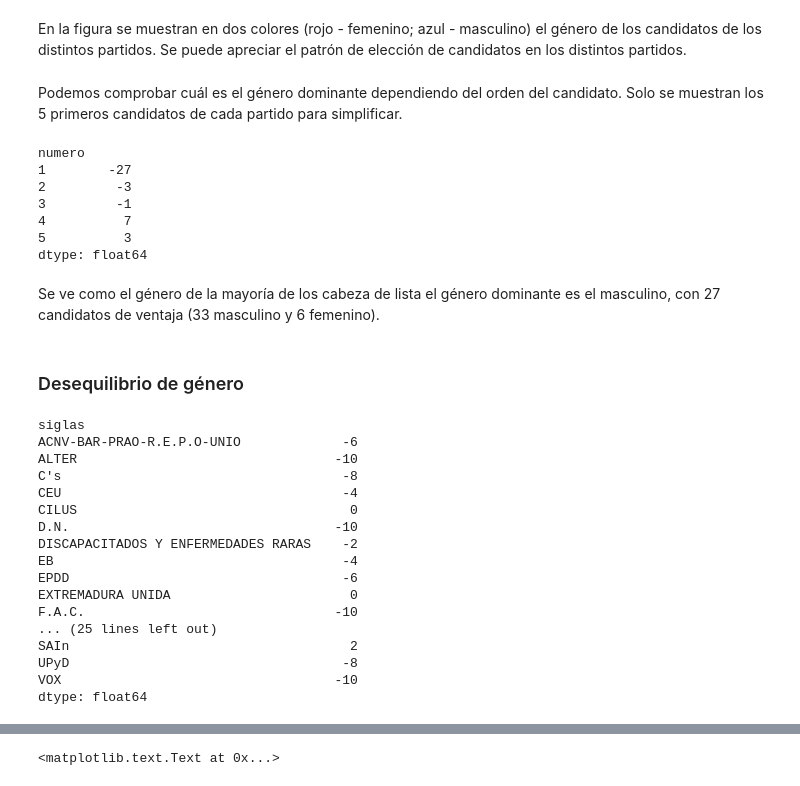
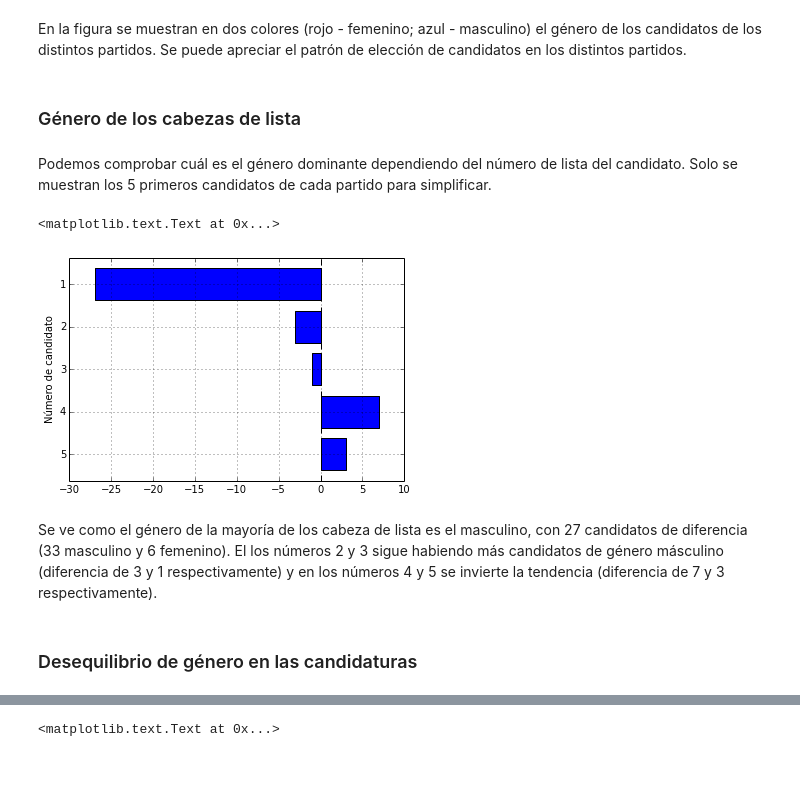
Before and after one commit to nudomarinero/EU2014_ES_gender, a Jupyter notebook: genero_diputados.ipynb, the cells around one changed output, grey strips where cells are left out. Drawn from its saved outputs; the diff is of its cells as text; code cells hidden in the pictures.

```diff
--- a/genero_diputados.ipynb
+++ b/genero_diputados.ipynb
@@ -83,38 +61,17 @@ colorbar(ticks=[-1,1], label=u"Género")
 # %% [markdown]
 En la figura se muestran en dos colores (rojo - femenino; azul - masculino) el género de los candidatos de los distintos partidos. Se puede apreciar el patrón de elección de candidatos en los distintos partidos.
+# %% [markdown]
+### Género de los cabezas de lista
 # %% [markdown]
-Podemos comprobar cuál es el género dominante dependiendo del orden del candidato. Solo se muestran los 5 primeros candidatos de cada partido para simplificar.
+Podemos comprobar cuál es el género dominante dependiendo del número de lista del candidato. Solo se muestran los 5 primeros candidatos de cada partido para simplificar.
-# %%
-genero.sum(axis=0)[0:5]
-# %% [output]
-numero
-1        -27
-2         -3
-3         -1
-4          7
-5          3
-dtype: float64
+# %%
+rcParams['figure.figsize'] = (6, 4)
+genero.sum(axis=0)[0:5][::-1].plot(kind="barh")
+ylabel(u"Número de candidato")
+# %% [output]
+<matplotlib.text.Text at 0x...>
+[figure, added]
 # %% [markdown]
-Se ve como el género de la mayoría de los cabeza de lista el género dominante es el masculino, con 27 candidatos de ventaja (33 masculino y 6 femenino).
+Se ve como el género de la mayoría de los cabeza de lista es el masculino, con 27 candidatos de diferencia (33 masculino y 6 femenino). El los números 2 y 3 sigue habiendo más candidatos de género másculino (diferencia de 3 y 1 respectivamente) y en los números 4 y 5 se invierte la tendencia (diferencia de 7 y 3 respectivamente).
 # %% [markdown]
-### Desequilibrio de género
+### Desequilibrio de género en las candidaturas
-# %%
-genero.sum(axis=1)
-# %% [output]
-siglas
-ACNV-BAR-PRAO-R.E.P.O-UNIO             -6
-ALTER                                 -10
-C's                                    -8
-CEU                                    -4
-CILUS                                   0
-D.N.                                  -10
-DISCAPACITADOS Y ENFERMEDADES RARAS    -2
-EB                                     -4
-EPDD                                   -6
-EXTREMADURA UNIDA                       0
-F.A.C.                                -10
-... (25 lines left out)
-SAIn                                    2
-UPyD                                   -8
-VOX                                   -10
-dtype: float64
```
Also changed, not shown: parts of 28 cells of this notebook.
